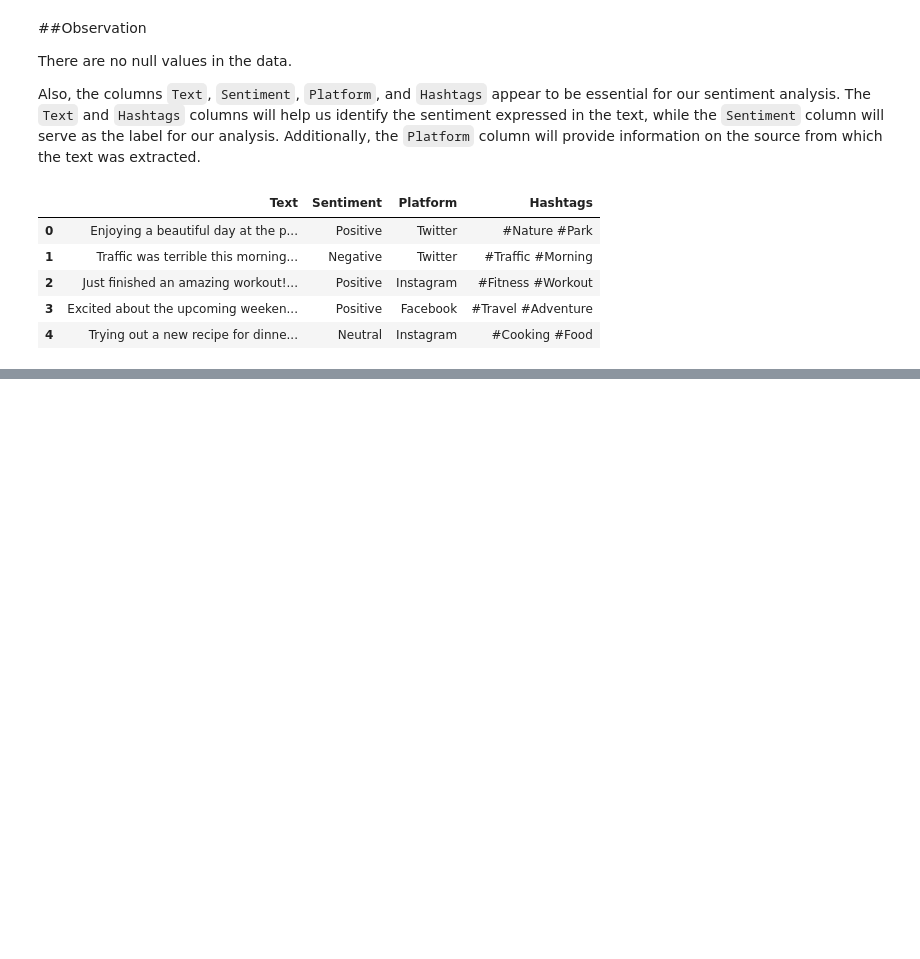
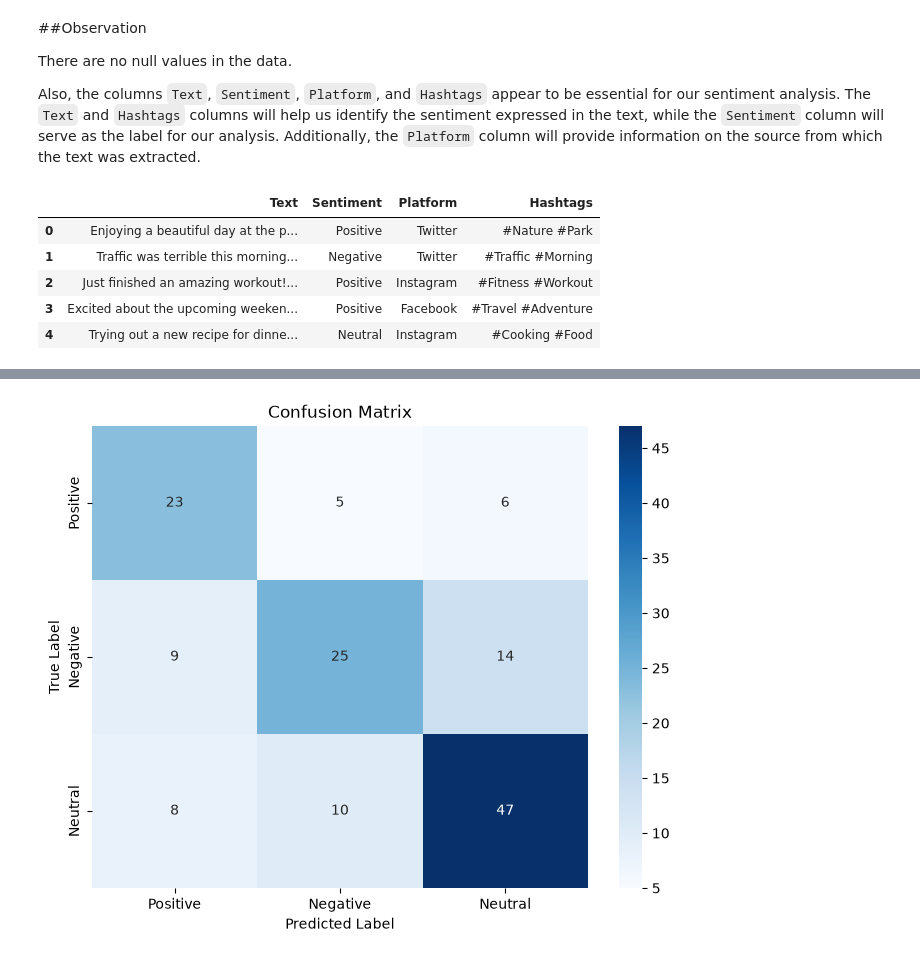
Before and after one commit to nishantsnaik/Machine-Learning, a Jupyter notebook: NLP/Sentiment_Analysis.ipynb, the cells around one changed output, grey strips where cells are left out. Saved outputs shown, nothing was run; the diff lists cells and outputs as text; code cells hidden in the pictures; blank space fills up the shorter version.

```diff
--- a/NLP/Sentiment_Analysis.ipynb
+++ b/NLP/Sentiment_Analysis.ipynb
@@ -213,0 +663,46 @@ sentiment_data.head()
+# %%
+# Defining a function to plot the confusion matrix
+def confusion_matrix_plot(y_true, y_pred,
+                          labels=['Positive', 'Negative', 'Neutral']):
+    """
+    Plots the confusion matrix for the given true and predicted labels.
+
+    Parameters:
+    - y_true: array-like of shape (n_samples,) - True labels.
+    - y_pred: array-like of shape (n_samples,) - Predicted labels.
+    - labels: list of str (default=['Positive', 'Negative', 'Neutral']) - List of label names
+              corresponding to the classes in the same order as the numeric labels.
+
+    Returns:
+    - None - This function directly plots the confusion matrix.
+    """
+
+    # Generate the confusion matrix
+    cm = confusion_matrix(y_true, y_pred)
+
+    # Set the size of the plot
+    plt.figure(figsize=(8, 6))
+
+    # Create a heatmap to visualize the confusion matrix
+    # - annot=True: Annotates each cell with the numerical value
+    # - fmt='d': Formats the annotations as integers
+    # - cmap='Blues': Uses a blue color map for the heatmap
+    # - xticklabels and yticklabels: Labels for the x and y axes based on the provided labels
+    sns.heatmap(cm, annot=True, fmt='d', cmap='Blues', xticklabels=labels, yticklabels=labels)
+
+    # Set the label for the x-axis
+    plt.xlabel('Predicted Label')
+
+    # Set the label for the y-axis
+    plt.ylabel('True Label')
+
+    # Set the title of the plot
+    plt.title('Confusion Matrix')
+
+    # Display the plot
+    plt.show()
+# %%
+# Confusion Matrix Plot
+confusion_matrix_plot(y_test, y_pred)
+# %% [output]
+[figure, added]
```
Also changed, not shown: parts of 42 cells of this notebook.
